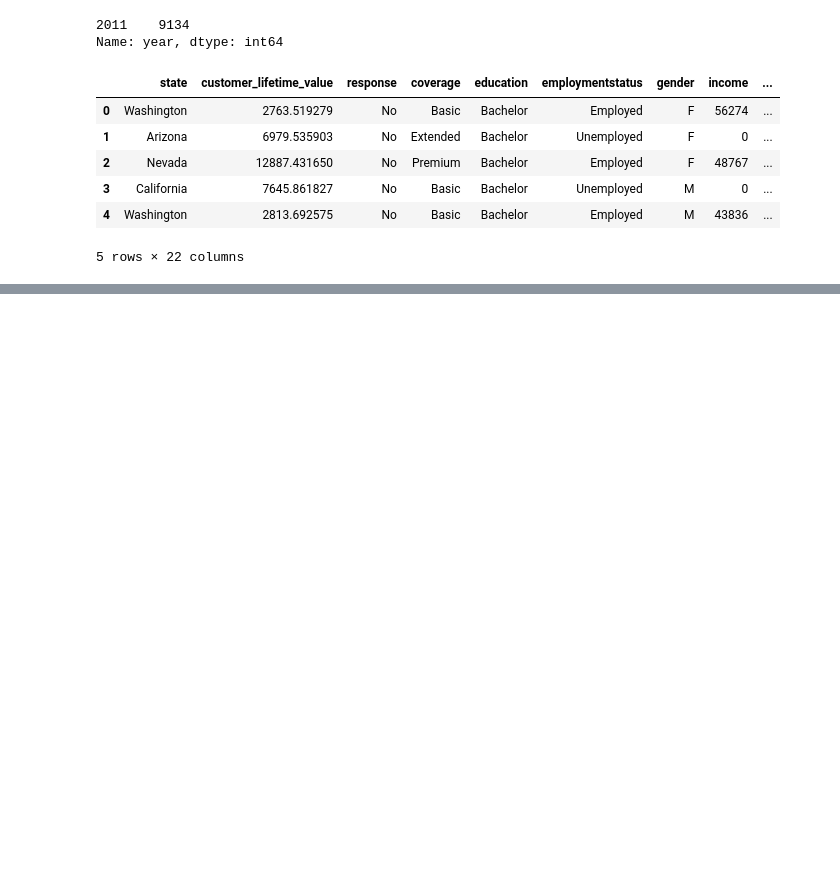
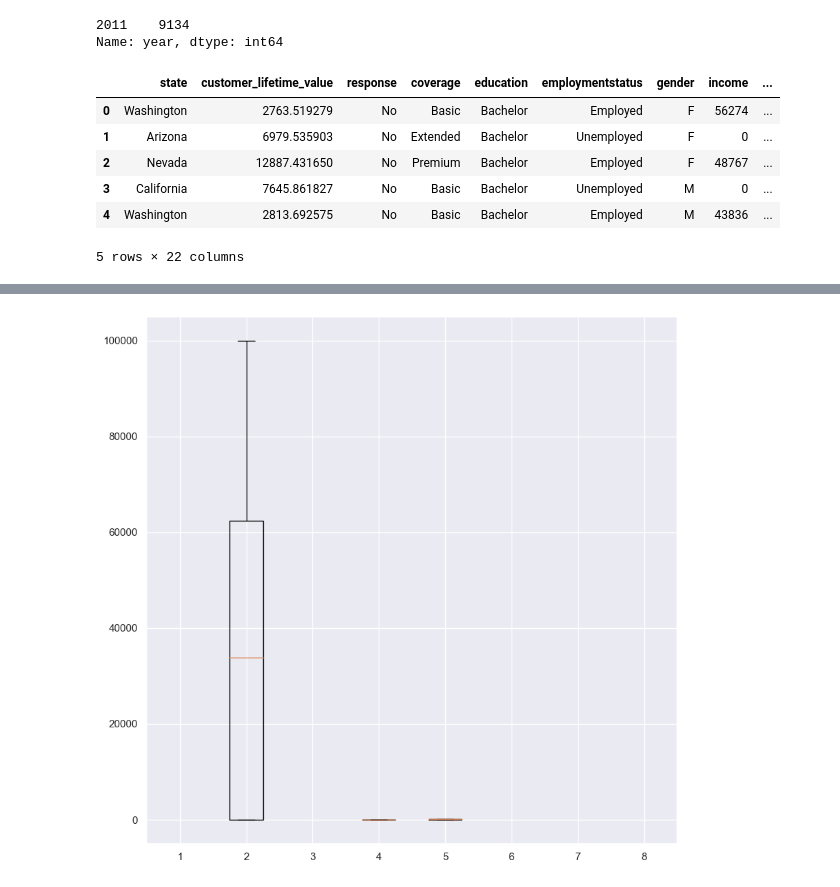
Before and after one commit to EmiliaLopez/IRONHACK_DA_LABS, a Jupyter notebook: LABS_PYTHON_IH/Lab_Cleaning_categorical_data.ipynb, the cells around one changed output, grey strips where cells are left out. Cells and saved outputs as stored; diff of their text form; code cells hidden in the pictures; blank space fills up the shorter version.

```diff
--- a/LABS_PYTHON_IH/Lab_Cleaning_categorical_data.ipynb
+++ b/LABS_PYTHON_IH/Lab_Cleaning_categorical_data.ipynb
@@ -288,0 +408,6 @@ data.head()
+# %%
+fig = plt.figure(figsize =(10, 10))
+plt.boxplot(num)
+plt.show()
+# %% [output]
+[figure, added]
```
Also changed, not shown: parts of 26 cells of this notebook.
